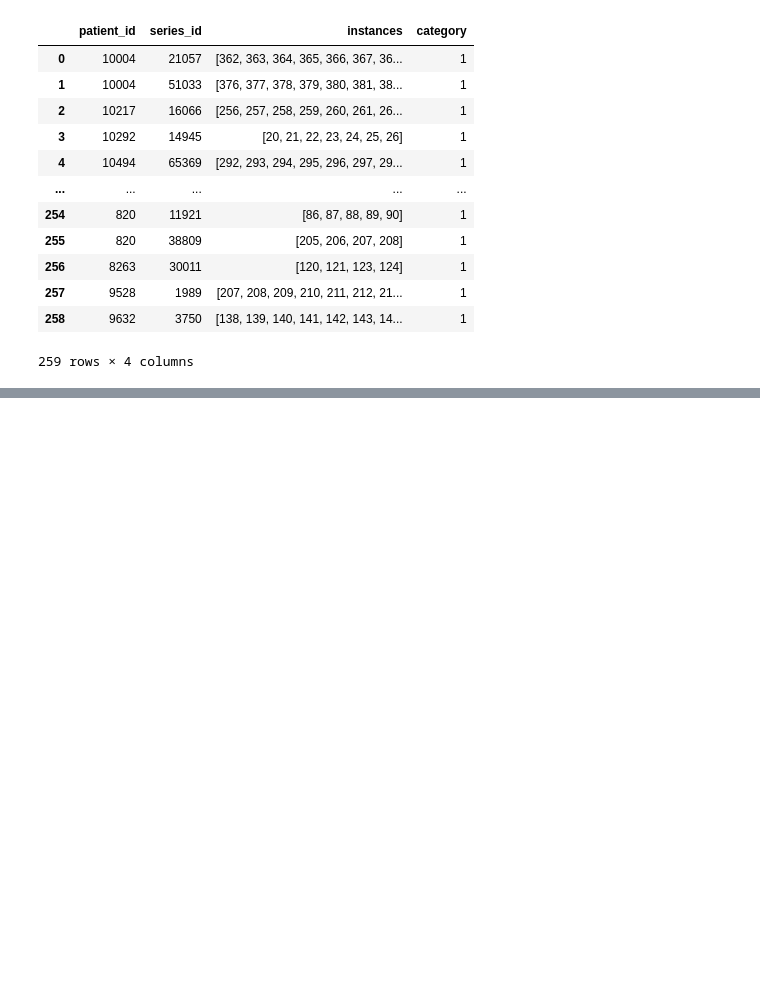
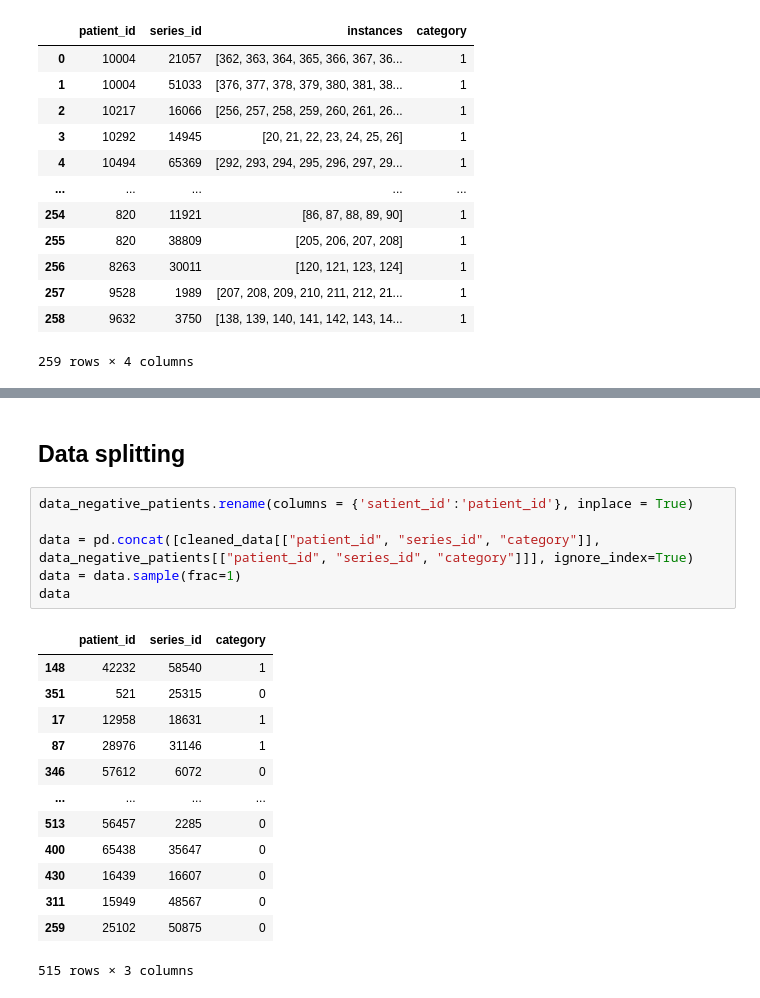
Before and after one commit to PedroAMtz/RSNA_Abdominal_Trauma, a Jupyter notebook: Kaggle_notebooks/experimental-data-preprocessing.ipynb, the cells around one changed output, grey strips where cells are left out. Saved outputs shown, nothing was run; the diff lists cells and outputs as text; blank space fills up the shorter version.

```diff
--- a/Kaggle_notebooks/experimental-data-preprocessing.ipynb
+++ b/Kaggle_notebooks/experimental-data-preprocessing.ipynb
@@ -158,0 +550,22 @@ cleaned_data
+# %% [markdown]
+## Data splitting
+# %%
+data_negative_patients.rename(columns = {'satient_id':'patient_id'}, inplace = True)
+
+data = pd.concat([cleaned_data[["patient_id", "series_id", "category"]], data_negative_patients[["patient_id", "series_id", "category"]]], ignore_index=True)
+data = data.sample(frac=1)
+data
+# %% [output]
+|  | patient_id | series_id | category |
+| 148 | 42232 | 58540 | 1 |
+| 351 | 521 | 25315 | 0 |
+| 17 | 12958 | 18631 | 1 |
+| 87 | 28976 | 31146 | 1 |
+| 346 | 57612 | 6072 | 0 |
+| ... | ... | ... | ... |
+| 513 | 56457 | 2285 | 0 |
+| 400 | 65438 | 35647 | 0 |
+| 430 | 16439 | 16607 | 0 |
+| 311 | 15949 | 48567 | 0 |
+| 259 | 25102 | 50875 | 0 |
+515 rows × 3 columns
```
Also changed, not shown: parts of 30 cells of this notebook.
